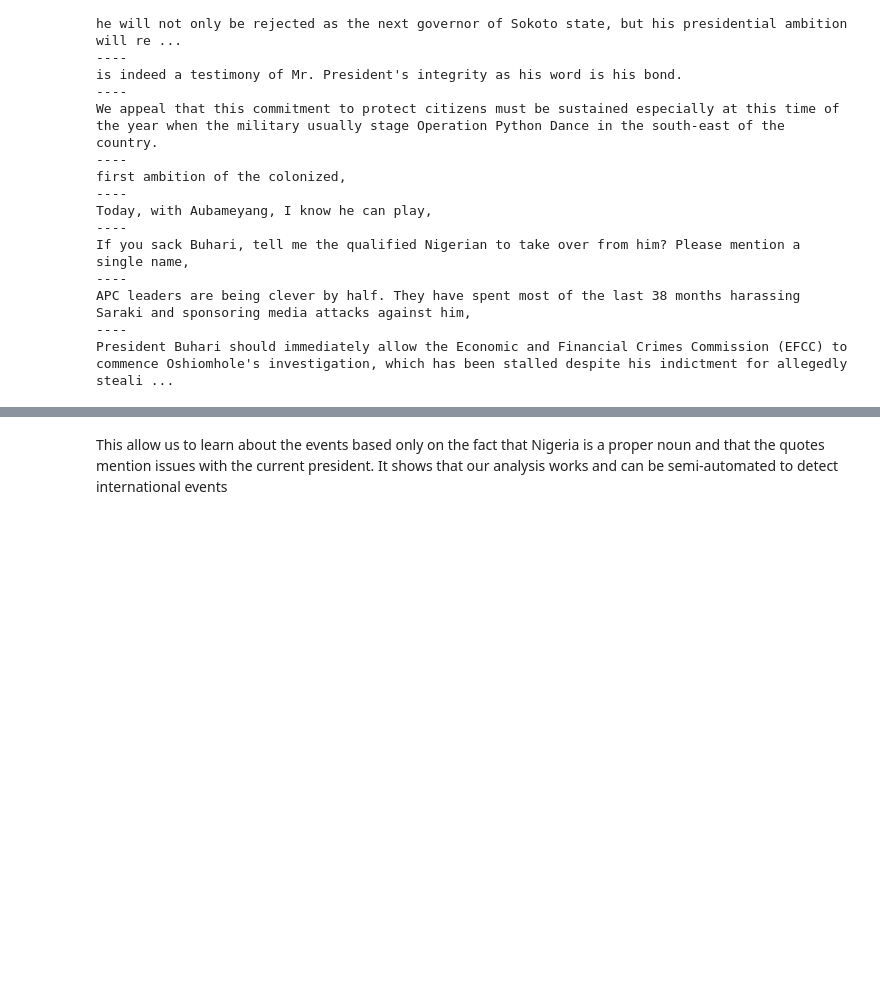
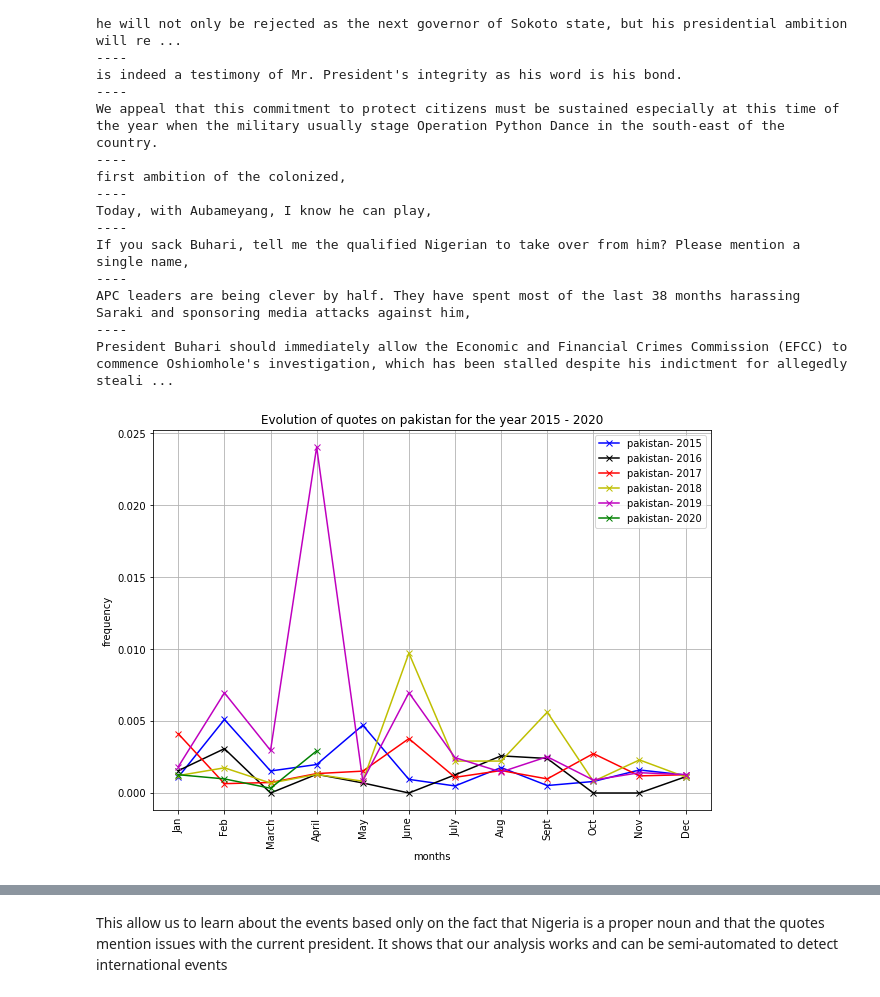
Before and after one commit to epfl-ada/ada-2021-project-adaventurers, a Jupyter notebook: Adaventurers-Project.ipynb, the cells around one changed output, grey strips where cells are left out. Saved outputs shown, nothing was run; the diff lists cells and outputs as text; code cells hidden in the pictures; blank space fills up the shorter version.

```diff
--- a/Adaventurers-Project.ipynb
+++ b/Adaventurers-Project.ipynb
@@ -744,3 +743,8 @@ If you sack Buhari, tell me the qualified Nigerian to take over from him? Please
 APC leaders are being clever by half. They have spent most of the last 38 months harassing Saraki and sponsoring media attacks against him,
 ----
 President Buhari should immediately allow the Economic and Financial Crimes Commission (EFCC) to commence Oshiomhole's investigation, which has been stalled despite his indictment for allegedly steali ...
+# %%
+list_=["pakistan"]
+plot_topic_over_year(list_,"pakistan","results/figures/pakistan_2015-2020.png", 2015, 2020)
+# %% [output]
+[figure, added]
```
Also changed, not shown: parts of 30 cells of this notebook, 8 other files.
